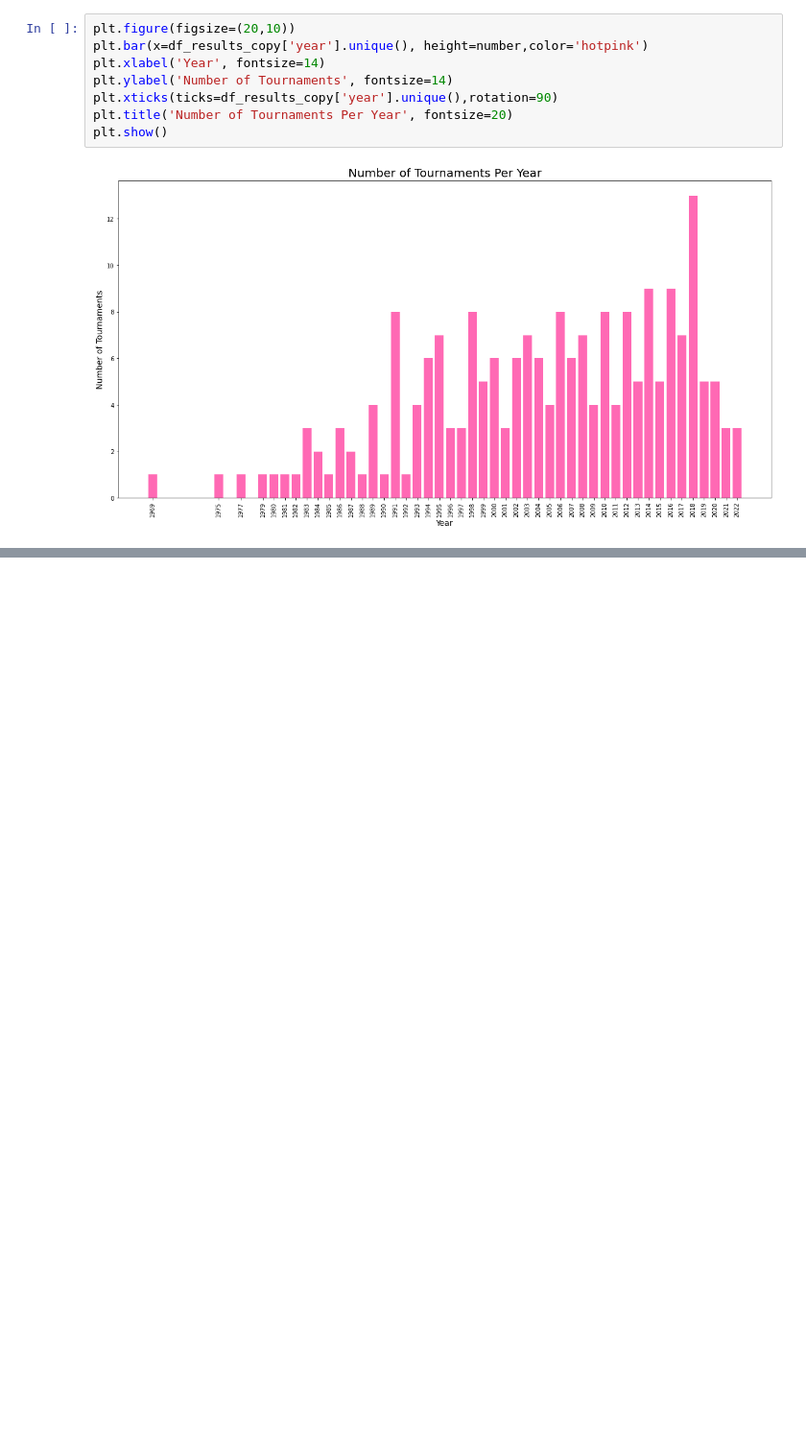
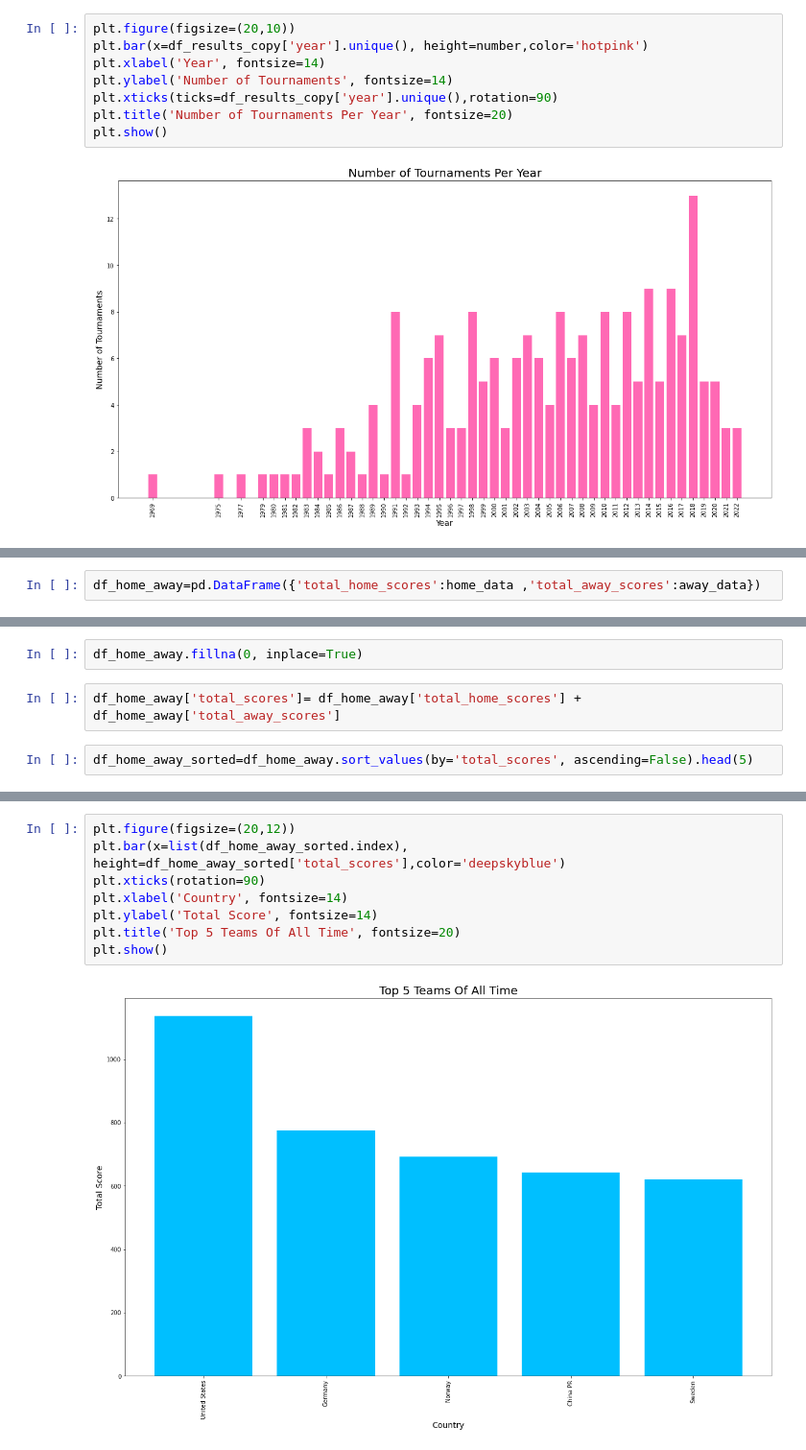
Before and after one commit to Ajay-kr-02/Hamoye_2022_Internship, a Jupyter notebook: https:/github.com/nagamouni/Capstone_project_ridge_lasso/issues/1/Hamoye_Capstone_Project.ipynb, the cells around one changed output, grey strips where cells are left out. Shown at 96% size. Cells and saved outputs as stored; diff of their text form; blank space fills up the shorter version.

```diff
--- a/https:/github.com/nagamouni/Capstone_project_ridge_lasso/issues/1/Hamoye_Capstone_Project.ipynb
+++ b/https:/github.com/nagamouni/Capstone_project_ridge_lasso/issues/1/Hamoye_Capstone_Project.ipynb
@@ -302,0 +321,2 @@ plt.show()
+# %%
+df_home_away=pd.DataFrame({'total_home_scores':home_data ,'total_away_scores':away_data})
@@ -302,0 +329,6 @@ plt.show()
+# %%
+df_home_away.fillna(0, inplace=True)
+# %%
+df_home_away['total_scores']= df_home_away['total_home_scores'] + df_home_away['total_away_scores']
+# %%
+df_home_away_sorted=df_home_away.sort_values(by='total_scores', ascending=False).head(5)
@@ -302,0 +344,10 @@ plt.show()
+# %%
+plt.figure(figsize=(20,12))
+plt.bar(x=list(df_home_away_sorted.index), height=df_home_away_sorted['total_scores'],color='deepskyblue')
+plt.xticks(rotation=90)
+plt.xlabel('Country', fontsize=14)
+plt.ylabel('Total Score', fontsize=14)
+plt.title('Top 5 Teams Of All Time', fontsize=20)
+plt.show()
+# %% [output]
+[figure, added]
```
Also changed, not shown: parts of 9 cells of this notebook.
